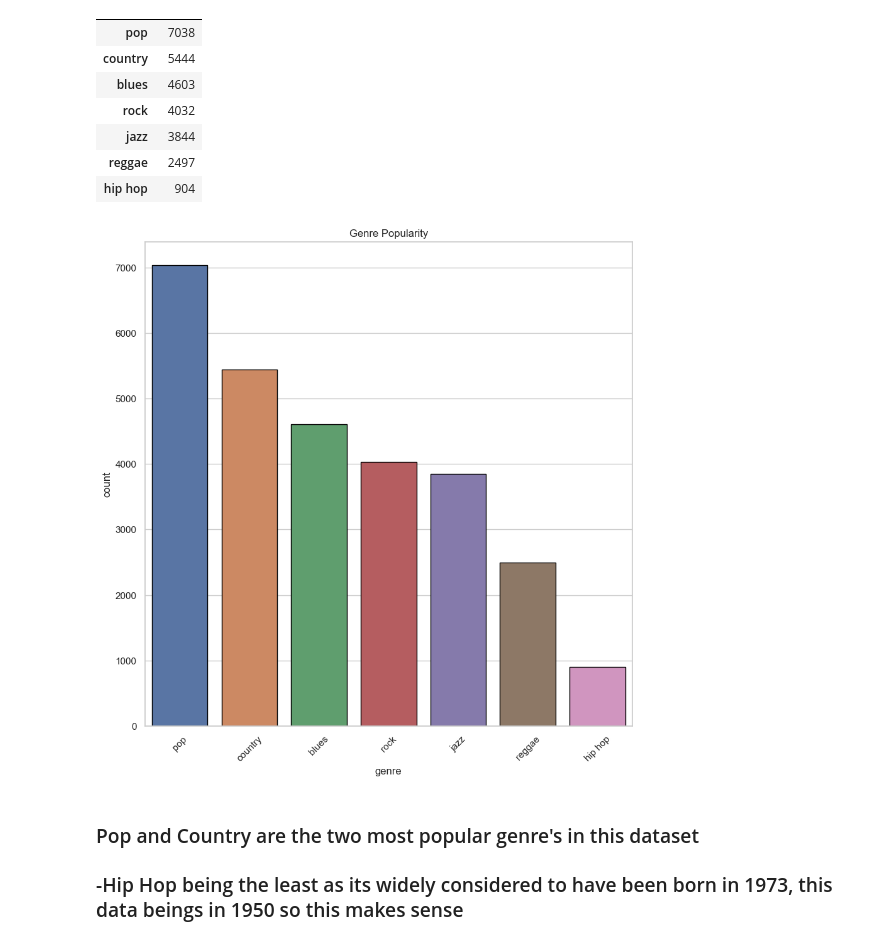
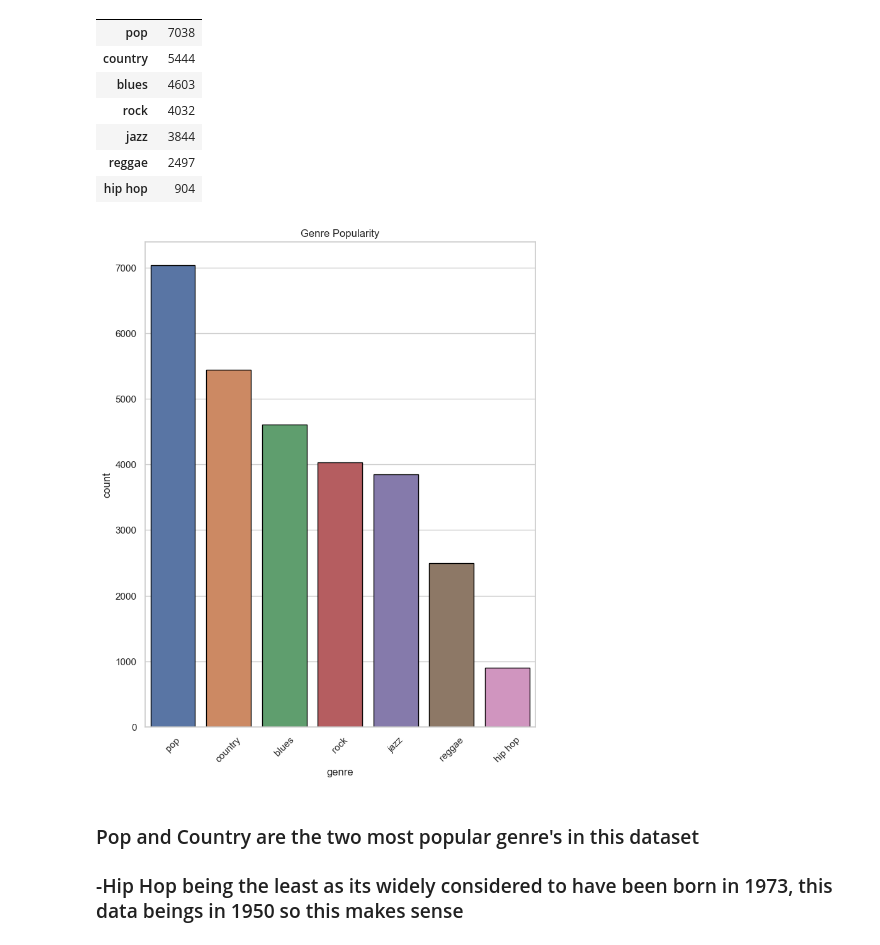
Before and after one commit to GClark89/MusicTrain, a Jupyter notebook: EDA.ipynb, the cells around one changed output. Drawn from its saved outputs; the diff is of its cells as text; code cells hidden in the pictures.

```diff
--- a/EDA.ipynb
+++ b/EDA.ipynb
@@ -201,12 +202,13 @@ value_counts_genre
 | hip hop | 904 |
 # %%
 # Lets display the count of all the genres
+plt.figure(figsize=(8,10))
 sns.barplot(x='genre', y='count', data=value_counts_genre , hue= "genre",edgecolor= "black",  legend= False)
 plt.xticks(rotation=45)
 plt.title("Genre Popularity")
 plt.show()
 # %% [output]
-[figure, old version]
+[figure, new version]
 # %% [markdown]
 ### Pop and Country are the two most popular genre's in this dataset
 ###   -Hip Hop being the least as its widely considered to have been born in 1973, this data beings in 1950 so this makes sense
```
Also changed, not shown: parts of 17 cells of this notebook, 2 other files.
